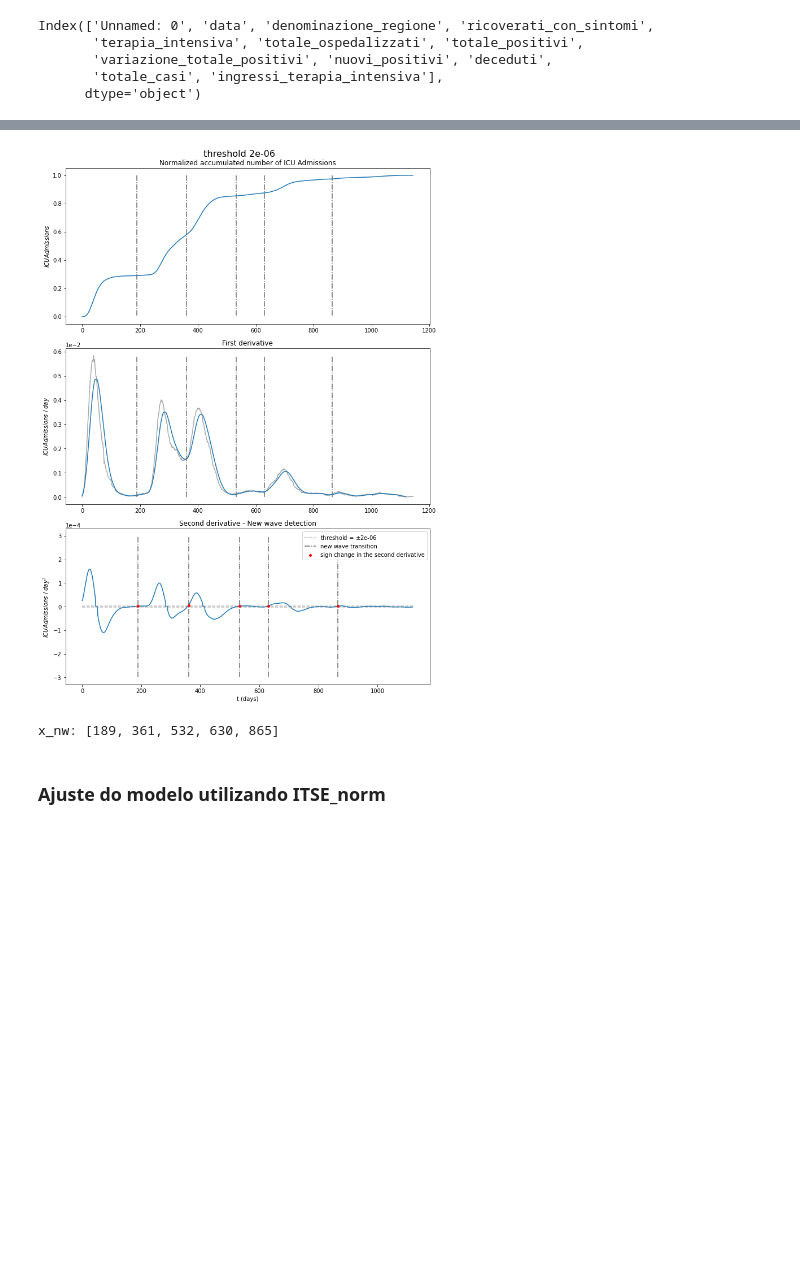
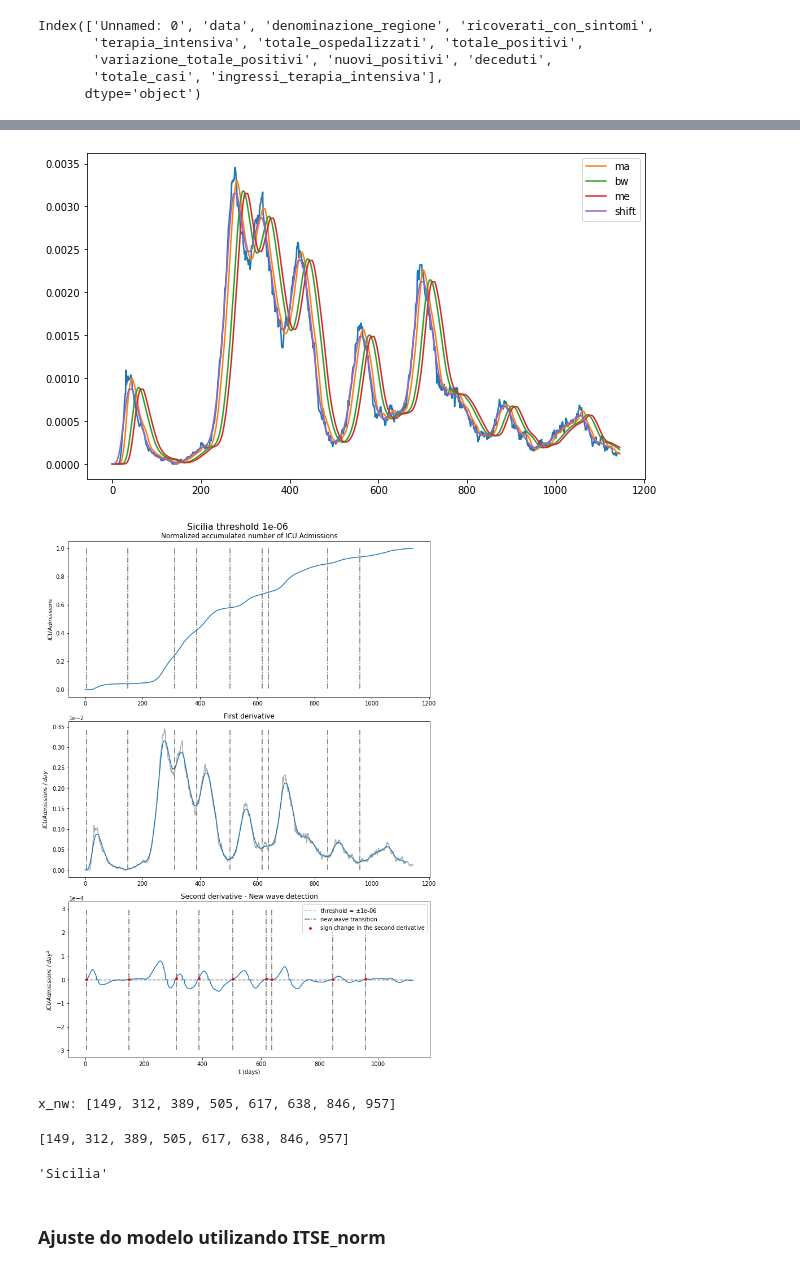
Before and after one commit to fpelogia/epid-models, a Jupyter notebook: Mestrado 2023/novos_testes.ipynb, the cells around one changed output, grey strips where cells are left out. Drawn from its saved outputs; the diff is of its cells as text; code cells hidden in the pictures; blank space fills up the shorter version.

```diff
--- a/Mestrado 2023/novos_testes.ipynb
+++ b/Mestrado 2023/novos_testes.ipynb
@@ -10,7 +10,10 @@ from new_wave import get_transition_points
 # %%
 # Import data
 data = pd.read_csv("../Datasets/italy_regions.csv")
-city_name = 'Lombardia' #region
+
+cities = ['Lombardia', 'Lazio', 'Campania', 'Veneto', 'Sicilia']
+
+city_name = 'Sicilia' #region
 indicator='ICU Admissions'
 # %%
 data.columns
@@ -48,7 +51,7 @@ t = np.linspace(0, len(acc_data)-1, len(acc_data))
 normalized_acc_data = acc_data / max(acc_data)
 
 #scaling_factor = 1000
-scaling_factor = max(acc_data)/2
+scaling_factor = max(acc_data)
 #scaling_factor = 1
 
 acc_data = np.array(acc_data) / scaling_factor
@@ -76,11 +79,12 @@ def update_cond_nw(A0, tp0):
 optimize.update_cond = update_cond_nw
 # %%
 # Transition Points
-x_nw = get_transition_points(acc_data, visual=True, threshold=2e-6, indicator = indicator)
-#x_nw = x_nw[1:6]
+x_nw = get_transition_points(scaling_factor*acc_data, visual=True, threshold=1e-6, indicator = indicator, city_name=city_name)
+x_nw = x_nw[1:]
 
 print('x_nw:', x_nw)
 # %% [output]
-[figure, old version]
+[figure, new version]
+[figure, added]
-x_nw: [189, 361, 532, 630, 865]
+x_nw: [149, 312, 389, 505, 617, 638, 846, 957]
 # %%
@@ -87,0 +92,4 @@ x_nw = [189, 361, 532, 630, 865, 1144]
+# %%
+x_nw
+# %% [output]
+[149, 312, 389, 505, 617, 638, 846, 957]
@@ -87,0 +99,4 @@ x_nw = [189, 361, 532, 630, 865, 1144]
+# %%
+city_name
+# %% [output]
+'Sicilia'
```
Also changed, not shown: parts of 10 cells of this notebook, 13 other files.
